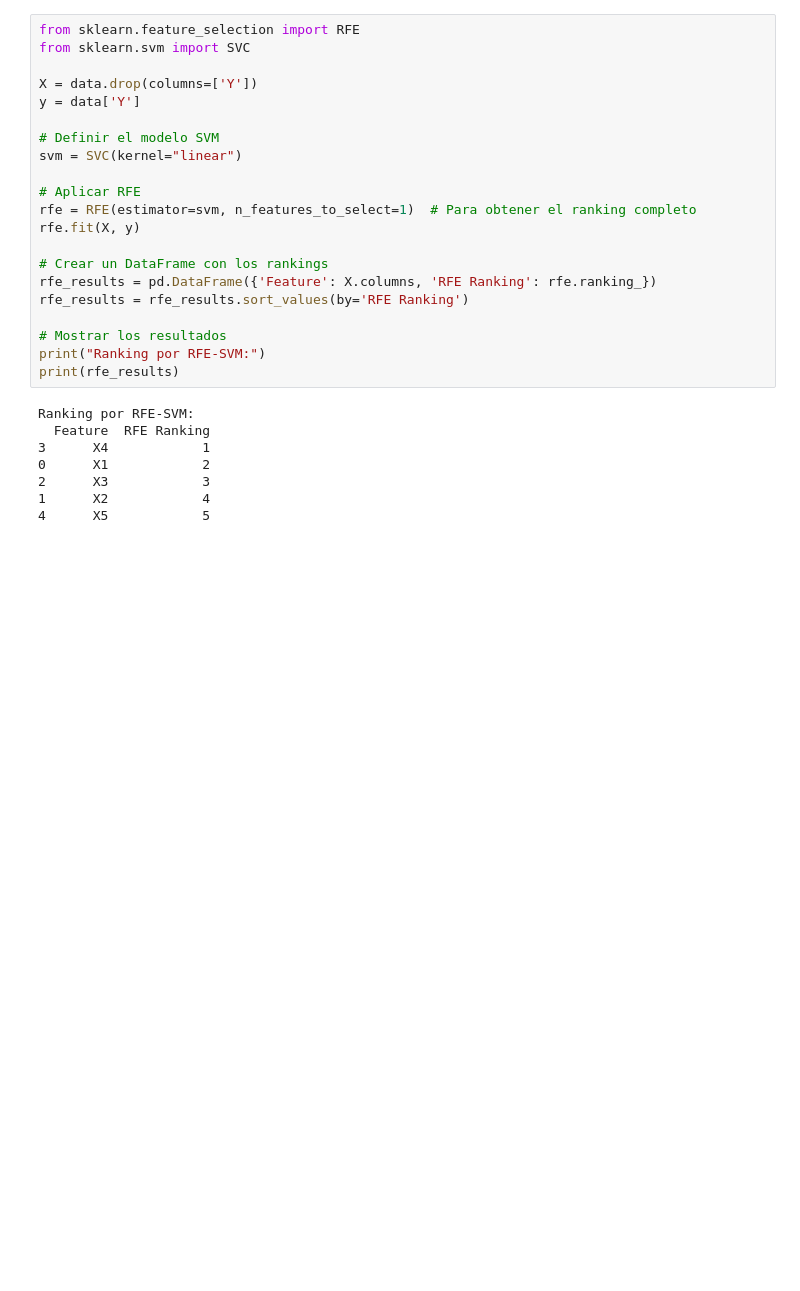
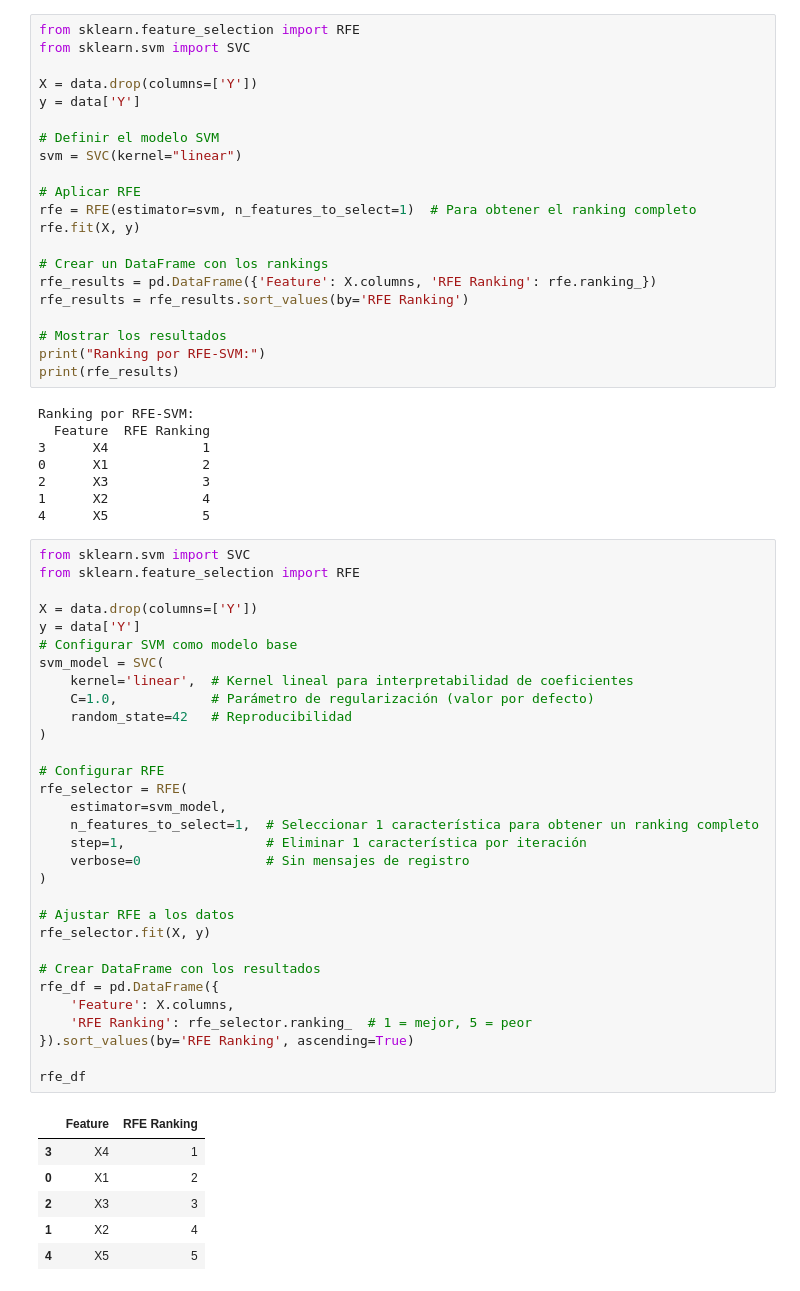
Before and after one commit to davidgc14/Mineria-Datos-UNED, a Jupyter notebook: Practica-2/laboratorio.ipynb, the cells around one changed output. Cells and saved outputs as stored; diff of their text form; blank space fills up the shorter version.

```diff
--- a/Practica-2/laboratorio.ipynb
+++ b/Practica-2/laboratorio.ipynb
@@ -177,3 +310,41 @@ Ranking por RFE-SVM:
 2      X3            3
 1      X2            4
 4      X5            5
+# %%
+from sklearn.svm import SVC
+from sklearn.feature_selection import RFE
+
+X = data.drop(columns=['Y'])
+y = data['Y']
+# Configurar SVM como modelo base
+svm_model = SVC(
+    kernel='linear',  # Kernel lineal para interpretabilidad de coeficientes
+    C=1.0,            # Parámetro de regularización (valor por defecto)
+    random_state=42   # Reproducibilidad
+)
+
+# Configurar RFE
+rfe_selector = RFE(
+    estimator=svm_model,
+    n_features_to_select=1,  # Seleccionar 1 característica para obtener un ranking completo
+    step=1,                  # Eliminar 1 característica por iteración
+    verbose=0                # Sin mensajes de registro
+)
+
+# Ajustar RFE a los datos
+rfe_selector.fit(X, y)
+
+# Crear DataFrame con los resultados
+rfe_df = pd.DataFrame({
+    'Feature': X.columns,
+    'RFE Ranking': rfe_selector.ranking_  # 1 = mejor, 5 = peor
+}).sort_values(by='RFE Ranking', ascending=True)
+
+rfe_df
+# %% [output]
+|  | Feature | RFE Ranking |
+| 3 | X4 | 1 |
+| 0 | X1 | 2 |
+| 2 | X3 | 3 |
+| 1 | X2 | 4 |
+| 4 | X5 | 5 |
```
Also changed, not shown: parts of 6 cells of this notebook.
